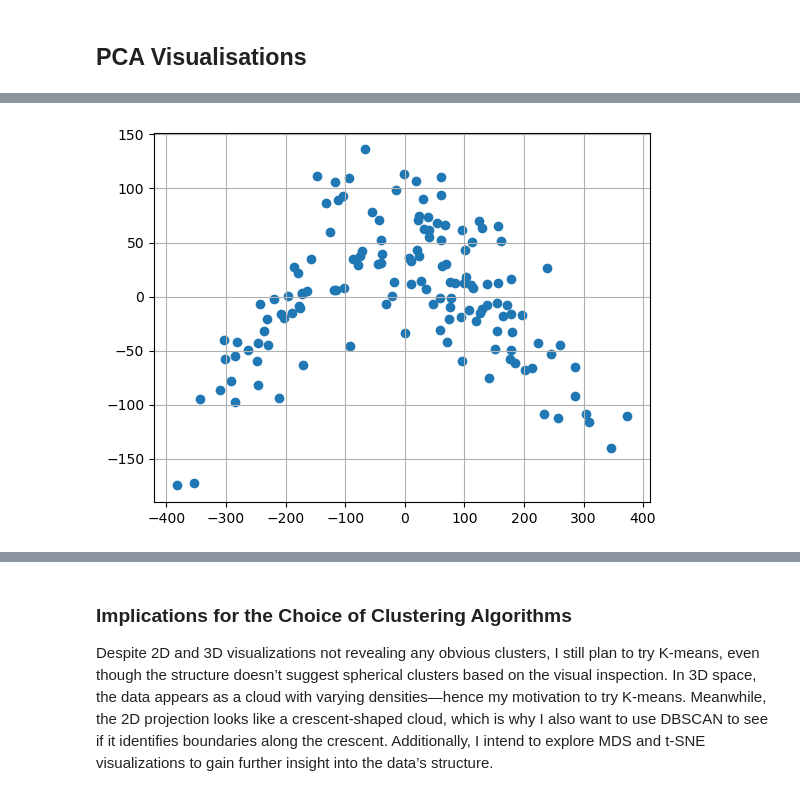
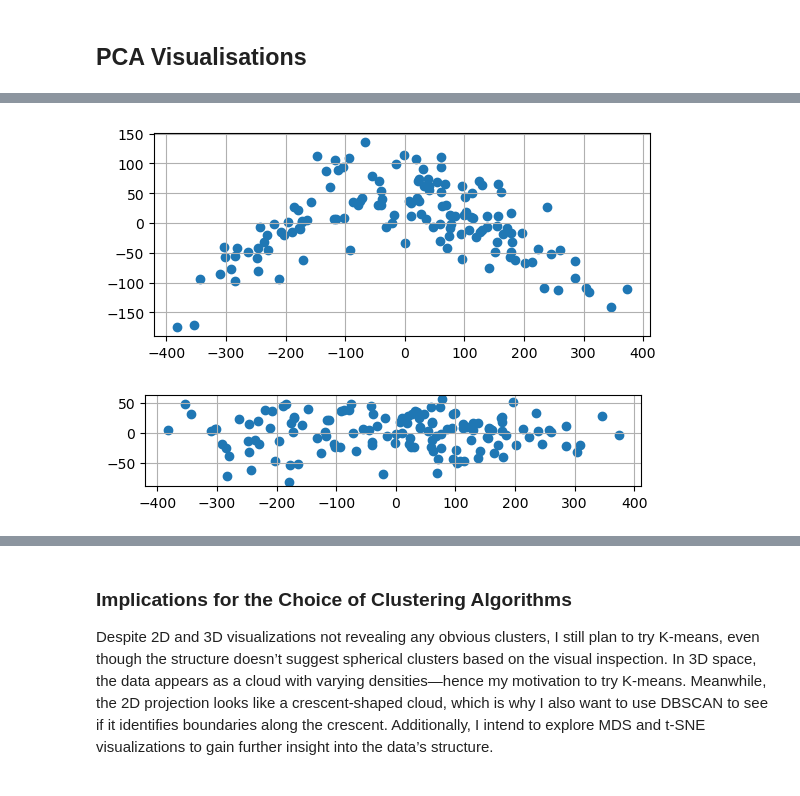
Before and after one commit to reebme/financial-attitudes-clustering, a Jupyter notebook: Notebooks/02_EDA.ipynb, the cells around one changed output, grey strips where cells are left out. Saved outputs shown, nothing was run; the diff lists cells and outputs as text; code cells hidden in the pictures.

```diff
--- a/Notebooks/02_EDA.ipynb
+++ b/Notebooks/02_EDA.ipynb
@@ -90,8 +100,17 @@ plt.savefig("../Results/PCA3D.png")
 <Figure size 640x480 with 0 Axes>
 # %%
 plt.scatter(X_PCA[:,0], X_PCA[:,1])
+plt.gca().set_aspect('equal')
 plt.grid(True)
 plt.show
 plt.savefig("../Results/PCA2D.png")
 # %% [output]
-[figure, old version]
+[figure, new version]
+# %%
+plt.scatter(X_PCA[:,0], X_PCA[:,2])
+plt.gca().set_aspect('equal')
+plt.grid(True)
+plt.show
+plt.savefig("../Results/PCA2D.png")
+# %% [output]
+[figure, added]
```
Also changed, not shown: parts of 10 cells of this notebook.
